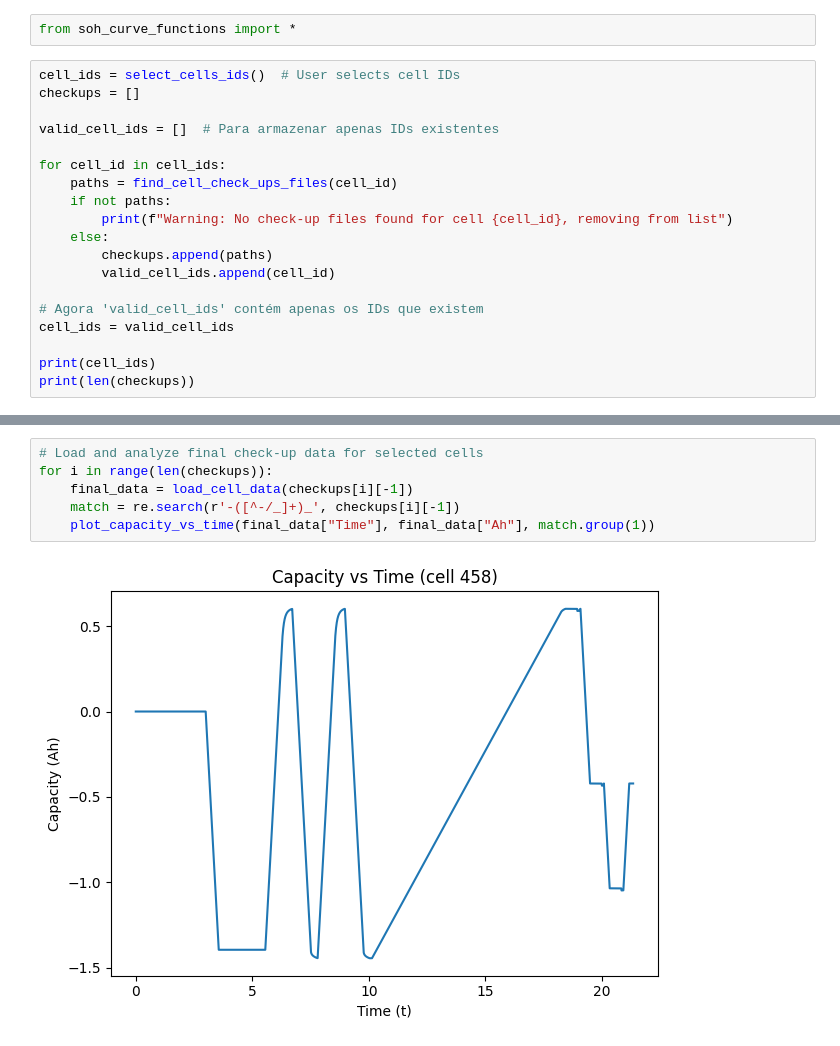
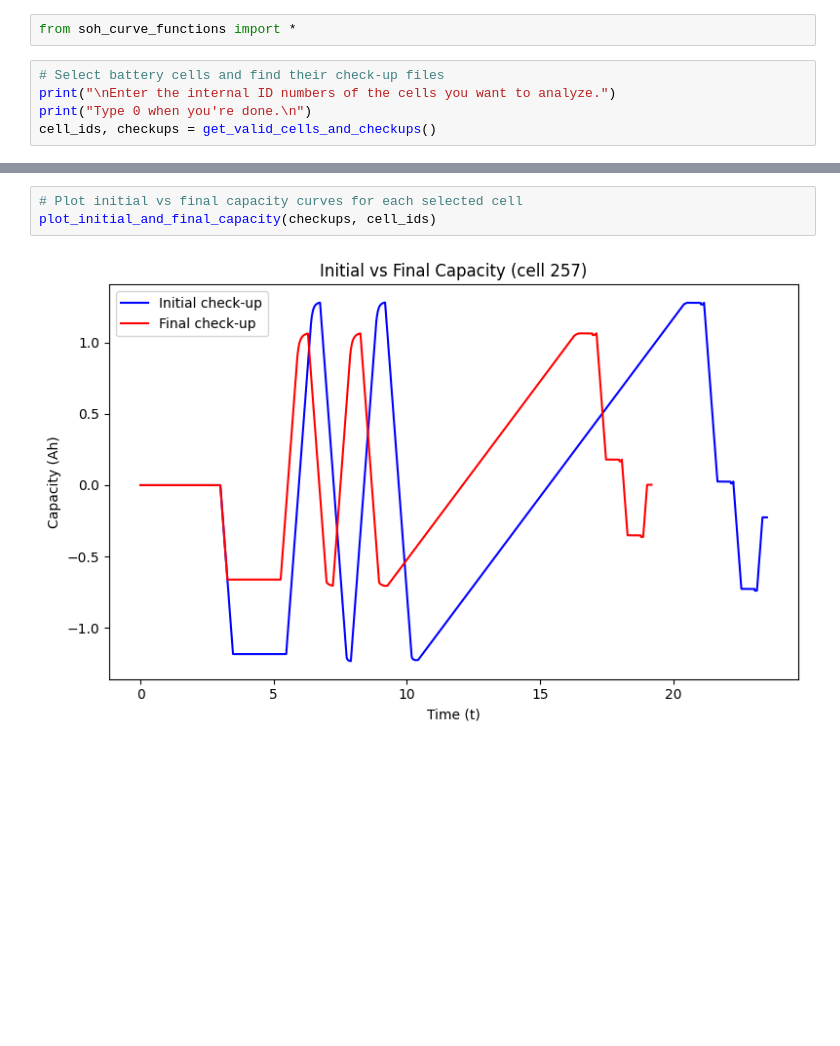
Before and after one commit to gsscala/star_dataset, a Jupyter notebook: soh-curve/20250821-gdtada-soh-curve.ipynb, the cells around one changed output, grey strips where cells are left out. Saved outputs shown, nothing was run; the diff lists cells and outputs as text; blank space fills up the shorter version.

Commit message:
funções gerais para plot de SoH

```diff
--- a/soh-curve/20250821-gdtada-soh-curve.ipynb
+++ b/soh-curve/20250821-gdtada-soh-curve.ipynb
@@ -1,22 +13,8 @@
 # %%
 from soh_curve_functions import *
 # %%
-cell_ids = select_cells_ids()  # User selects cell IDs
-checkups = []
-
-valid_cell_ids = []  # Para armazenar apenas IDs existentes
-
-for cell_id in cell_ids:
-    paths = find_cell_check_ups_files(cell_id)
-    if not paths:
-        print(f"Warning: No check-up files found for cell {cell_id}, removing from list")
-    else:
-        checkups.append(paths)
-        valid_cell_ids.append(cell_id)
-
-# Agora 'valid_cell_ids' contém apenas os IDs que existem
-cell_ids = valid_cell_ids
-
-print(cell_ids)
-print(len(checkups))
+# Select battery cells and find their check-up files
+print("\nEnter the internal ID numbers of the cells you want to analyze.")
+print("Type 0 when you're done.\n")
+cell_ids, checkups = get_valid_cells_and_checkups()
 # %% [output]
@@ -36,8 +23,5 @@ for i in range(len(checkups)):
 # %%
-# Load and analyze final check-up data for selected cells
-for i in range(len(checkups)):
-    final_data = load_cell_data(checkups[i][-1])
-    match = re.search(r'-([^-/_]+)_', checkups[i][-1])
-    plot_capacity_vs_time(final_data["Time"], final_data["Ah"], match.group(1))
+# Plot initial vs final capacity curves for each selected cell
+plot_initial_and_final_capacity(checkups, cell_ids)
 # %% [output]
-[figure, old version]
+[figure, new version]
```
Also changed, not shown: parts of 7 cells of this notebook.
